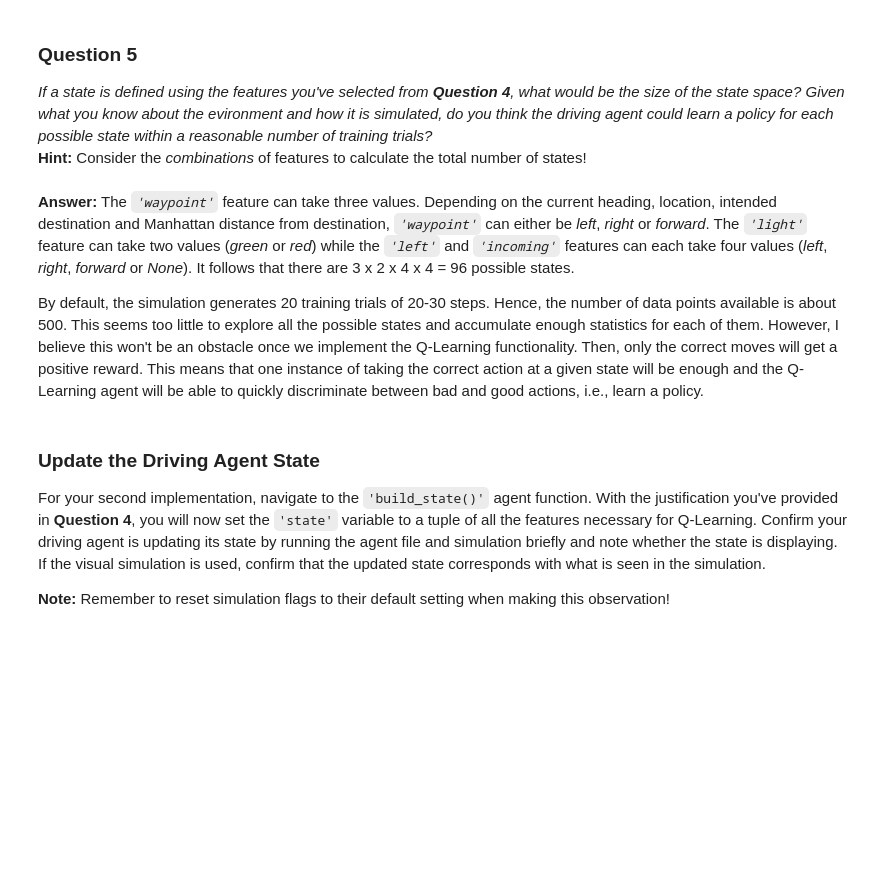
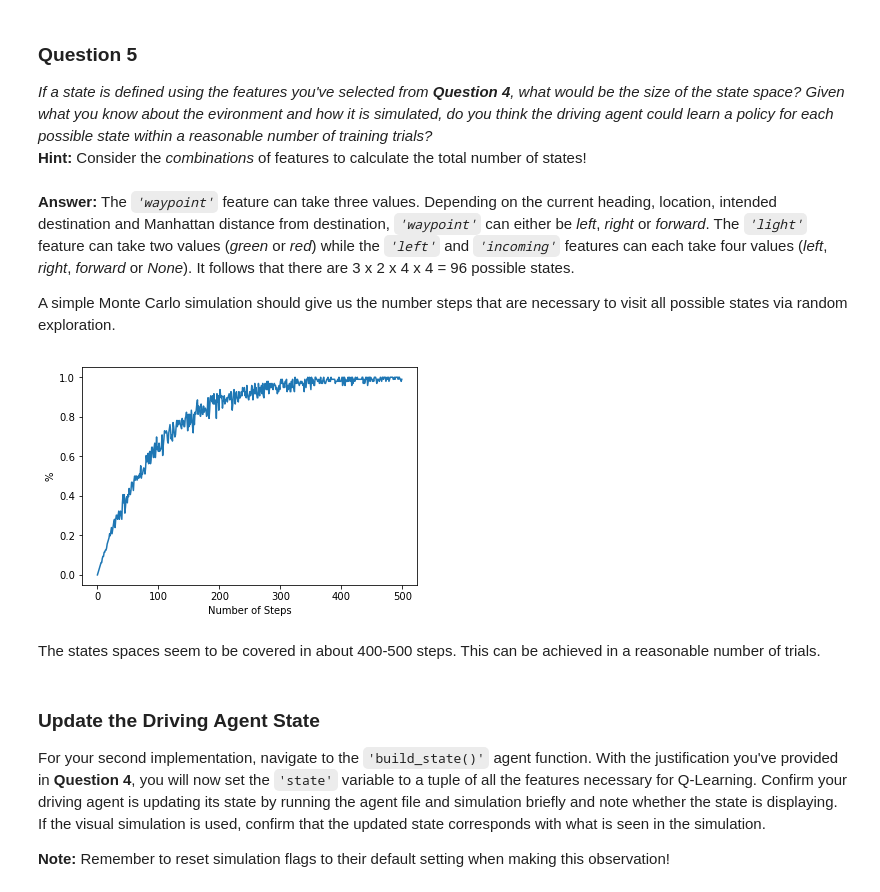
Before and after one commit to rouille/UdacityMachineLearning, a Jupyter notebook: projects/smartcab/smartcab.ipynb, the cells around one changed output. Cells and saved outputs as stored; diff of their text form; code cells hidden in the pictures; blank space fills up the shorter version.

```diff
--- a/projects/smartcab/smartcab.ipynb
+++ b/projects/smartcab/smartcab.ipynb
@@ -131,7 +135,30 @@ How frequently would the agent occupy a state like `(False, True, True, True, Fa
 # %% [markdown]
 **Answer:** The *`'waypoint'`* feature can take three values. Depending on the current heading, location, intended destination and Manhattan distance from destination, *`'waypoint'`* can either be *left*, *right* or *forward*. The *`'light'`* feature can take two values (*green* or *red*) while the *`'left'`* and *`'incoming'`* features can each take four values (*left*, *right*, *forward* or *None*). It follows that there are 3 x 2 x 4 x 4 = 96 possible states.
 
-By default, the simulation generates 20 training trials of 20-30 steps. Hence, the number of data points available is about 500. This seems too little to explore all the possible states and accumulate enough statistics for each of them. However, I believe this won't be an obstacle once we implement the Q-Learning functionality. Then, only the correct moves will get a positive reward. This means that one instance of taking the correct action at a given state will be enough and the Q-Learning agent will be able to quickly discriminate between bad and good actions, i.e., learn a policy.
+A simple Monte Carlo simulation should give us the number steps that are necessary to visit all possible states via random exploration.
+# %%
+# The fraction of states visited via random exploration
+def coverage(steps, states):
+    visited = np.zeros(states, dtype=bool)
+    for _ in range(steps):
+        current_state = random.randint(0, states-1)
+        visited[current_state] = True
+    return sum(visited)/float(states)
+
+# States size
+states = 96
+# Number of steps
+nSteps = [s for s in range(500)]
+# Fraction of states covered as a function of the number of steps
+coverage = [coverage(steps,states) for steps in nSteps]
+plt.plot(nSteps, coverage, label = "Coverage of States")
+plt.xlabel("Number of Steps")
+plt.ylabel("%")
+plt.show()
+# %% [output]
+[figure, added]
+# %% [markdown]
+The states spaces seem to be covered in about 400-500 steps. This can be achieved in a reasonable number of trials.
 # %% [markdown]
 ### Update the Driving Agent State
 For your second implementation, navigate to the `'build_state()'` agent function. With the justification you've provided in **Question 4**, you will now set the `'state'` variable to a tuple of all the features necessary for Q-Learning. Confirm your driving agent is updating its state by running the agent file and simulation briefly and note whether the state is displaying. If the visual simulation is used, confirm that the updated state corresponds with what is seen in the simulation.
```
Also changed, not shown: parts of 9 cells of this notebook, 1 other file.
